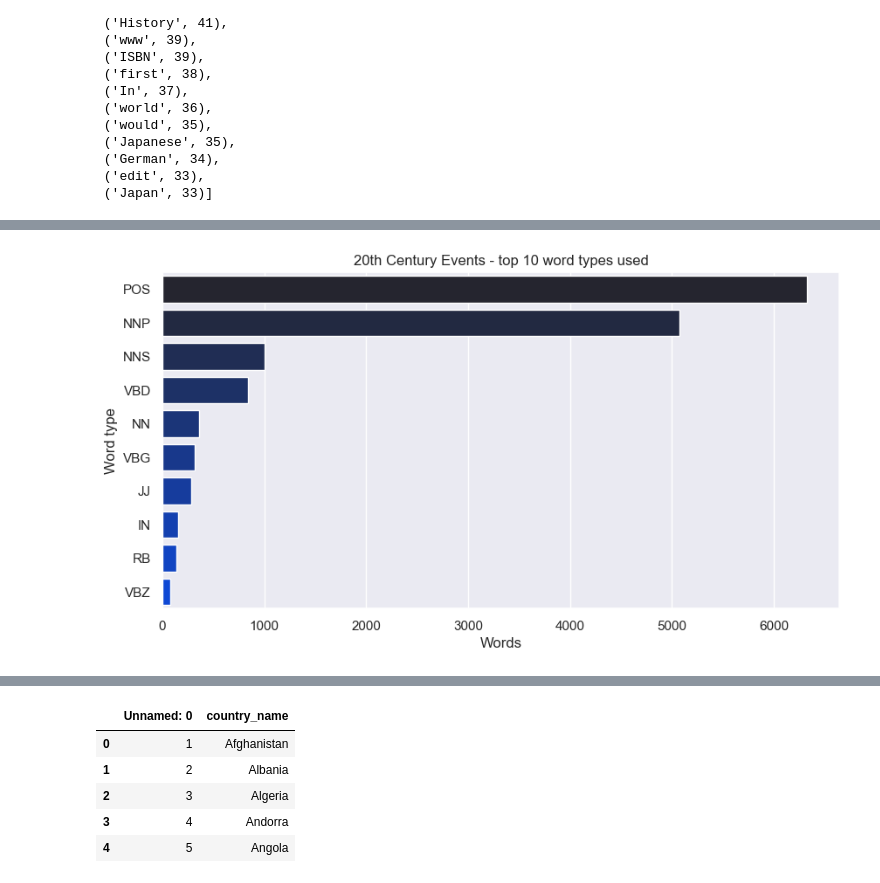
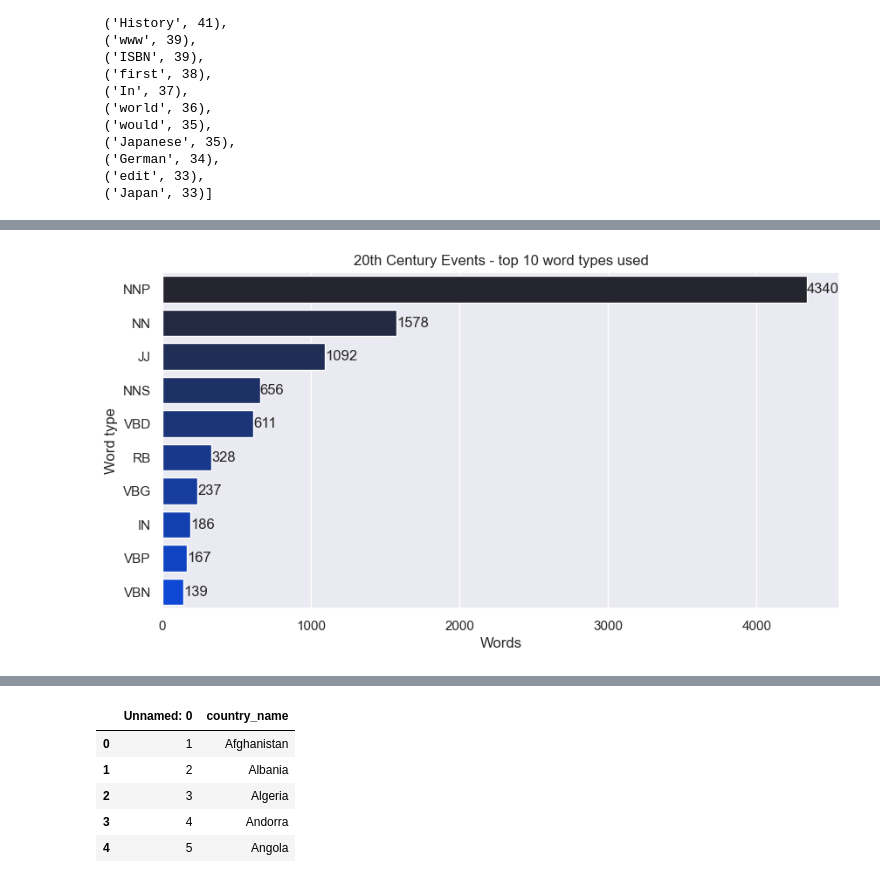
Before and after one commit to suzandiab55/20th-Century, a Jupyter notebook: task1.5.ipynb, the cells around one changed output, grey strips where cells are left out. Saved outputs shown, nothing was run; the diff lists cells and outputs as text; code cells hidden in the pictures.

```diff
--- a/task1.5.ipynb
+++ b/task1.5.ipynb
@@ -203,5 +185,4 @@ for word in tokenized_word_2:
 # %%
 # Creating textblob object
-%%time
-text = TextBlob(str(filtered))
+%time text = TextBlob(' '.join(filtered))
 # %% [output]
@@ -252,0 +258,3 @@ df_text.head()
+# %%
+# Add a new column named "Name" to the dataframe
+df_text["Name"] = df_text["Word type"].apply(lambda x: pos_tag_names.get(x))
@@ -269,11 +286,15 @@ top10 = df_t.nlargest(10, 'Words')
 # %%
 # Plotting tags
 plt.figure(figsize = (10, 5))
 with sns.dark_palette("xkcd:blue", 10):
     sns.barplot(x = "Words", y = "Word type",
     saturation = 0.9, data = top10).set_title("20th Century Events - top 10 word types used")
+# Adding values to the bars
+for index, value in enumerate(top10["Words"]):  # Assuming "Word count" is the column containing the values for the bars
+    plt.text(value, index, str(value), ha='left', va='center')  # Specify the x-coordinate for the text annotations
+plt.show()
 # %% [output]
-[figure, old version]
+[figure, new version]
 # %%
 # Assigning these categories as nouns
 df = df_text[(df_text['Word type'] == "NN") | (df_text['Word type'] == "NNS") | (df_text['Word type'] == "NNP")]
```
Also changed, not shown: parts of 41 cells of this notebook, 2 other files.
